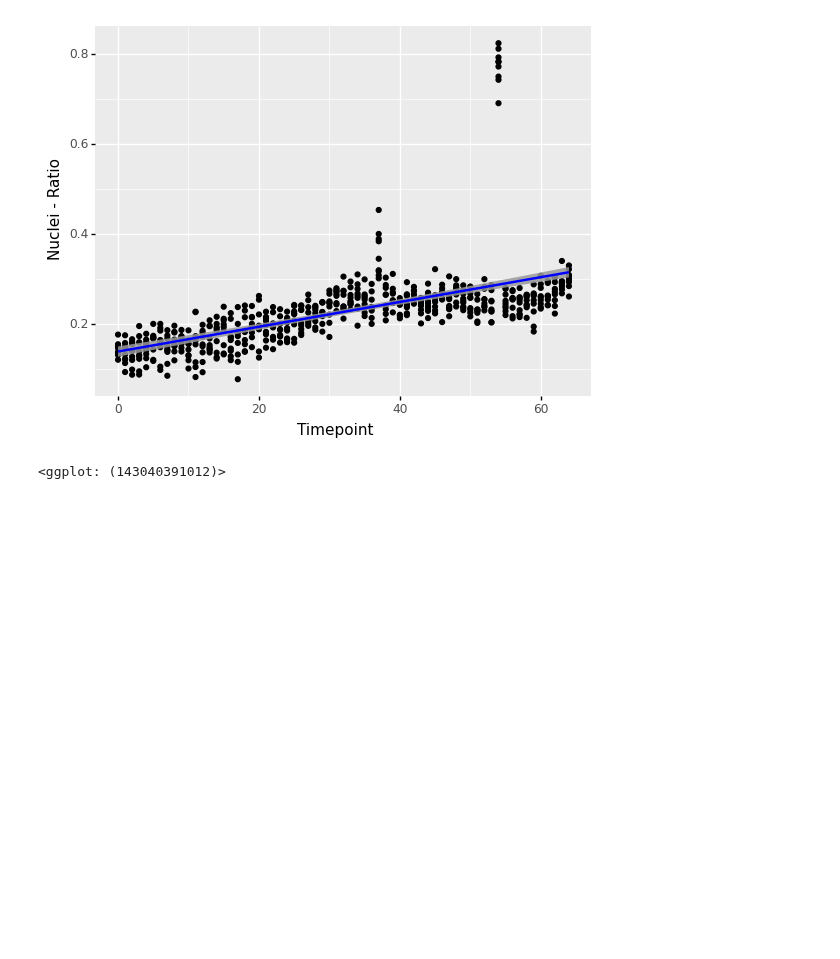
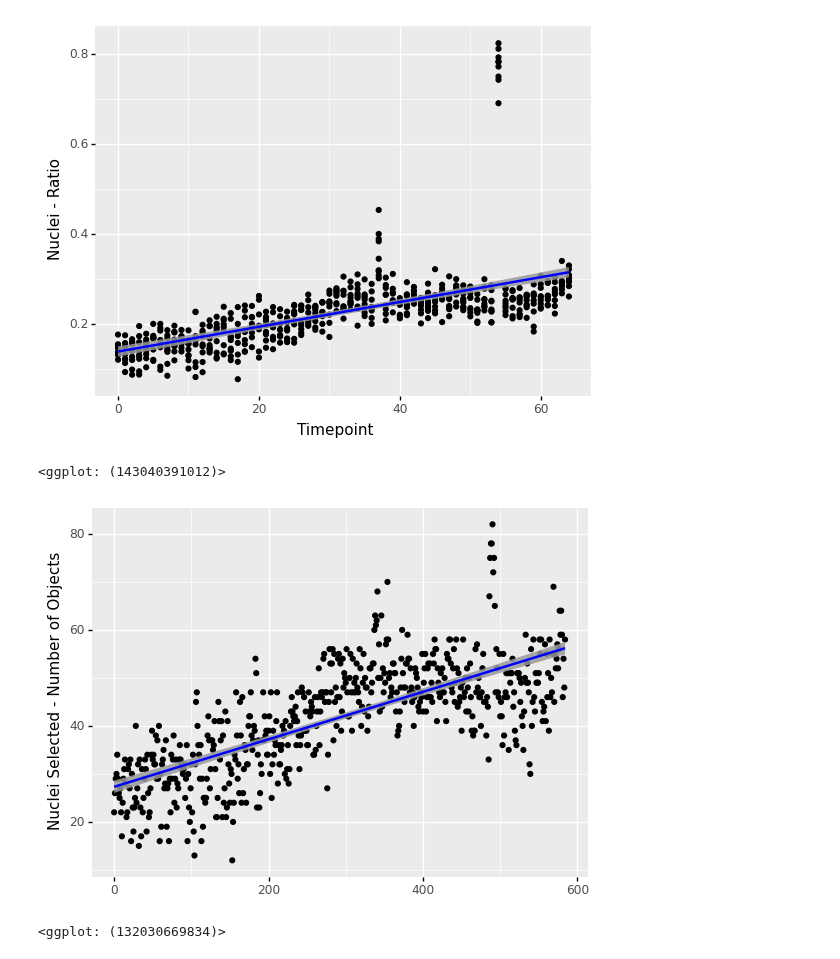
Before and after one commit to niightingale/bep_tools, a Jupyter notebook: fiji_analysis/models_X2.ipynb, the cells around one changed output. Drawn from its saved outputs; the diff is of its cells as text; code cells hidden in the pictures; blank space fills up the shorter version.

```diff
--- a/fiji_analysis/models_X2.ipynb
+++ b/fiji_analysis/models_X2.ipynb
@@ -449,3 +507,10 @@ ggplot(nuclei_1606_wt, aes('Timepoint', 'Nuclei - Ratio')) +\
 # %% [output]
 [figure]
 <ggplot: (143040391012)>
+# %%
+ggplot(nuclei_1606_wt, aes(range(0, len(nuclei_1606_wt)), 'Nuclei Selected - Number of Objects')) +\
+    geom_point() +\
+    geom_smooth(method = "lm", color = 'b', alpha = 0.85)
+# %% [output]
+[figure, added]
+<ggplot: (132030669834)>
```
Also changed, not shown: parts of 6 cells of this notebook, 1 other file.
